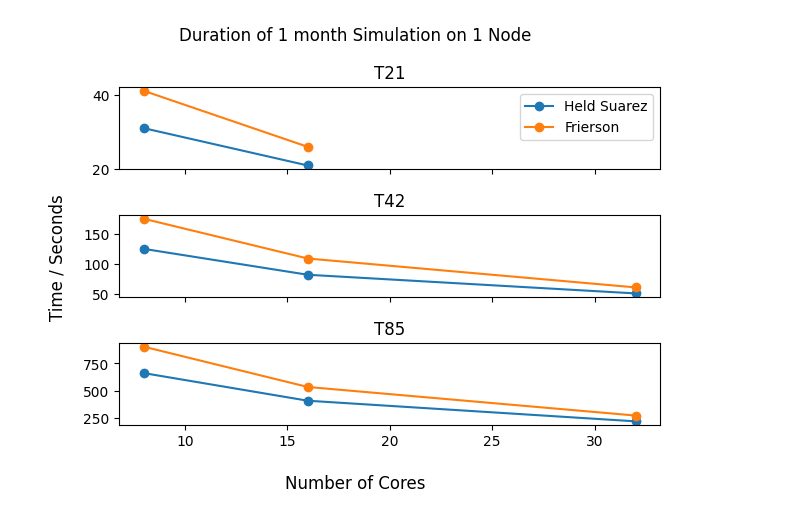
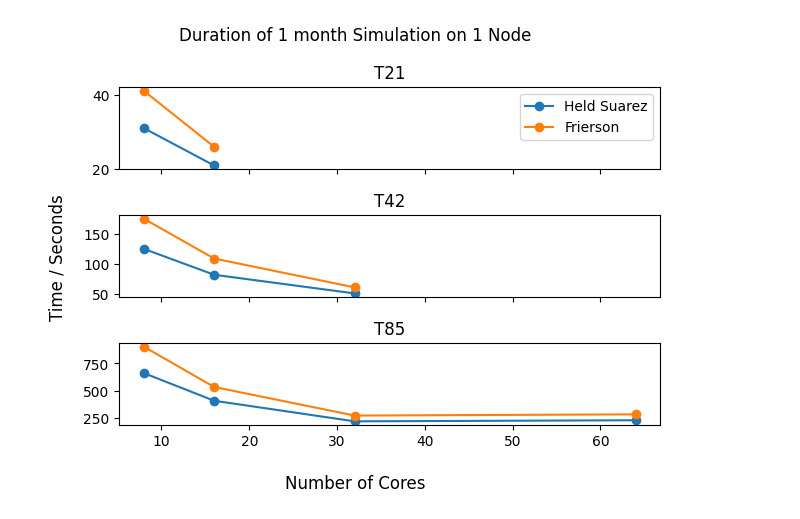
Before and after one commit to jduffield65/Isca, a Jupyter notebook: benchmarking/plot.ipynb, the cells around one changed output. Saved outputs shown, nothing was run; the diff lists cells and outputs as text; code cells hidden in the pictures.

```diff
--- a/benchmarking/plot.ipynb
+++ b/benchmarking/plot.ipynb
@@ -10,24 +10,27 @@ df_f = df[df['Job Name']=='frierson_test_case']
 # %%
 # Plot time vs nodes for each resolution and experiment
 fig, ax = plt.subplots(3, 1, sharex=True)
 res = ['T21', 'T42', 'T85']
 exp = ['Held Suarez', 'Frierson']
 for i in range(3):
     j = 0
     ax[i].set_title(res[i])
     for df_exp in [df_hs, df_f]:
-        x = df_exp['Tasks Per Node'][df_exp['Resolution']==res[i]].to_numpy()
+        n_nodes = df_exp['Tasks Per Node'] * df_exp['Number of Nodes']
+        x = n_nodes[df_exp['Resolution']==res[i]].to_numpy()
         y = df_exp['Time/Seconds'][df_exp['Resolution']==res[i]].to_numpy()
+        y = y[x.argsort()]
+        x = x[x.argsort()]
         if res[i] == 'T21':
-            # Get rid of T21/ 32 tasks per node combination
-            y = y[x!=32]
-            x = x[x!=32]
+            # Get rid of T21/ >16 tasks per node combinations
+            y = y[x<=21]
+            x = x[x<=21]
         ax[i].plot(x, y, 'o-', label=exp[j])
         j+= 1
 ax[0].legend()
 fig.supylabel('Time / Seconds')
 fig.supxlabel('Number of Cores')
 plt.suptitle('Duration of 1 month Simulation on 1 Node')
 fig.tight_layout()
 # %% [output]
-[figure, old version]
+[figure, new version]
```
Also changed, not shown: 7 other files.
